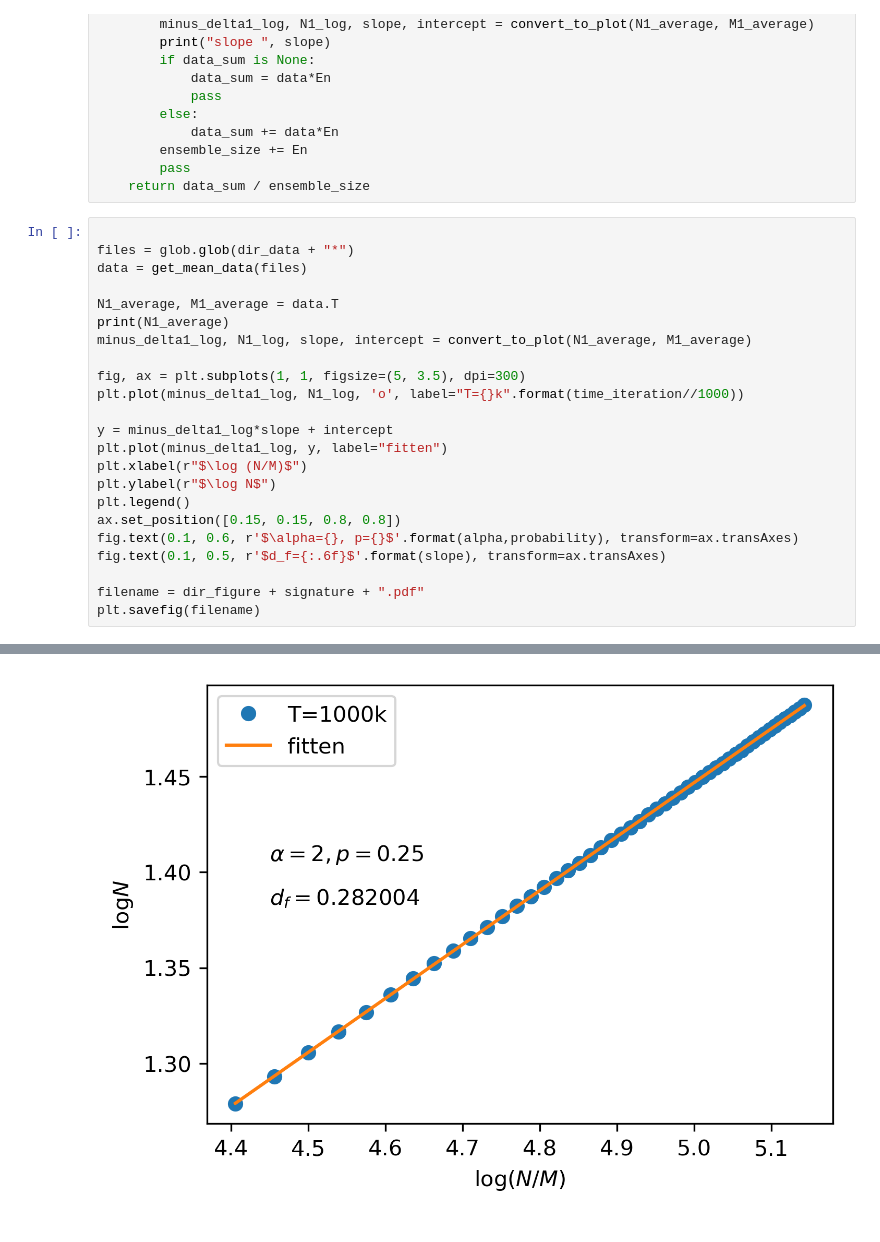
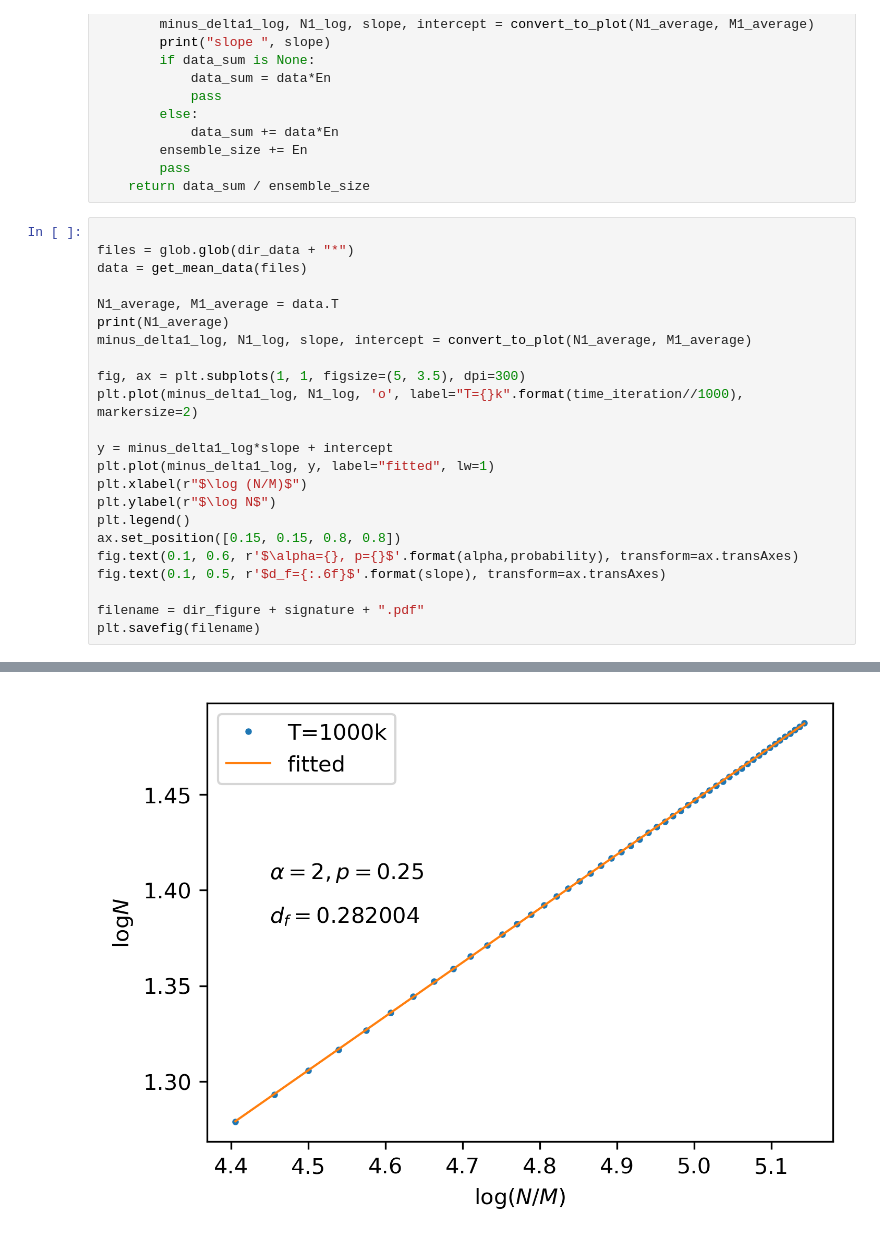
Before and after one commit to rahman-rakib/Stochastic-Fractal, a Jupyter notebook: main_jupyter/fractal-dimension_2020.09.17.ipynb, the cells around one changed output, grey strips where cells are left out. Drawn from its saved outputs; the diff is of its cells as text.

```diff
--- a/main_jupyter/fractal-dimension_2020.09.17.ipynb
+++ b/main_jupyter/fractal-dimension_2020.09.17.ipynb
@@ -218,33 +218,33 @@ print(N1_average)
 minus_delta1_log, N1_log, slope, intercept = convert_to_plot(N1_average, M1_average)
 
 fig, ax = plt.subplots(1, 1, figsize=(5, 3.5), dpi=300)
-plt.plot(minus_delta1_log, N1_log, 'o', label="T={}k".format(time_iteration//1000))
+plt.plot(minus_delta1_log, N1_log, 'o', label="T={}k".format(time_iteration//1000), markersize=2)
 
 y = minus_delta1_log*slope + intercept
-plt.plot(minus_delta1_log, y, label="fitten")
+plt.plot(minus_delta1_log, y, label="fitted", lw=1)
 plt.xlabel(r"$\log (N/M)$")
 plt.ylabel(r"$\log N$")
 plt.legend()
 ax.set_position([0.15, 0.15, 0.8, 0.8])
 fig.text(0.1, 0.6, r'$\alpha={}, p={}$'.format(alpha,probability), transform=ax.transAxes)
 fig.text(0.1, 0.5, r'$d_f={:.6f}$'.format(slope), transform=ax.transAxes)
 
 filename = dir_figure + signature + ".pdf"
 plt.savefig(filename)
 # %% [output]
 {'time_iteration': 1000000, 'date_time': '20200919_210411', 'ensemble_size': 10000, 'alpha': 2, 'probability': 0.25, 'desc': {'columns': ['number of particles', 'sum of surviving particle sizes'], 'ty ...
 slope  0.281265398517281
 {'time_iteration': 1000000, 'date_time': '20200920_051248', 'ensemble_size': 10000, 'alpha': 2, 'probability': 0.25, 'desc': {'columns': ['number of particles', 'sum of surviving particle sizes'], 'ty ...
 slope  0.28237963983840825
 {'time_iteration': 1000000, 'date_time': '20200919_165241', 'ensemble_size': 10000, 'alpha': 2, 'probability': 0.25, 'desc': {'columns': ['number of particles', 'sum of surviving particle sizes'], 'ty ...
 slope  0.27866889206177675
 {'time_iteration': 1000000, 'date_time': '20200920_151121', 'ensemble_size': 10000, 'alpha': 2, 'probability': 0.25, 'desc': {'columns': ['number of particles', 'sum of surviving particle sizes'], 'ty ...
 slope  0.28572328184939144
 [3.593    3.6448   3.690025 3.730625 3.76885  3.8036   3.835675 3.866075
  3.892375 3.917975 3.94015  3.96245  3.9843   4.00445  4.024075 4.04185
  4.05865  4.0749   4.0913   4.10785  4.123875 4.137625 4.150725 4.164775
  4.17855  4.191175 4.203375 4.215775 4.22775  4.24005  4.250875 4.2621
  4.272175 4.2824   4.2929   4.30335  4.313125 4.32195  4.331975 4.34145
  4.3511   4.360075 4.369275 4.37805  4.385725 4.394025 4.401825 4.409575
  4.41745  4.425075]
-[figure, old version]
+[figure, new version]
```
